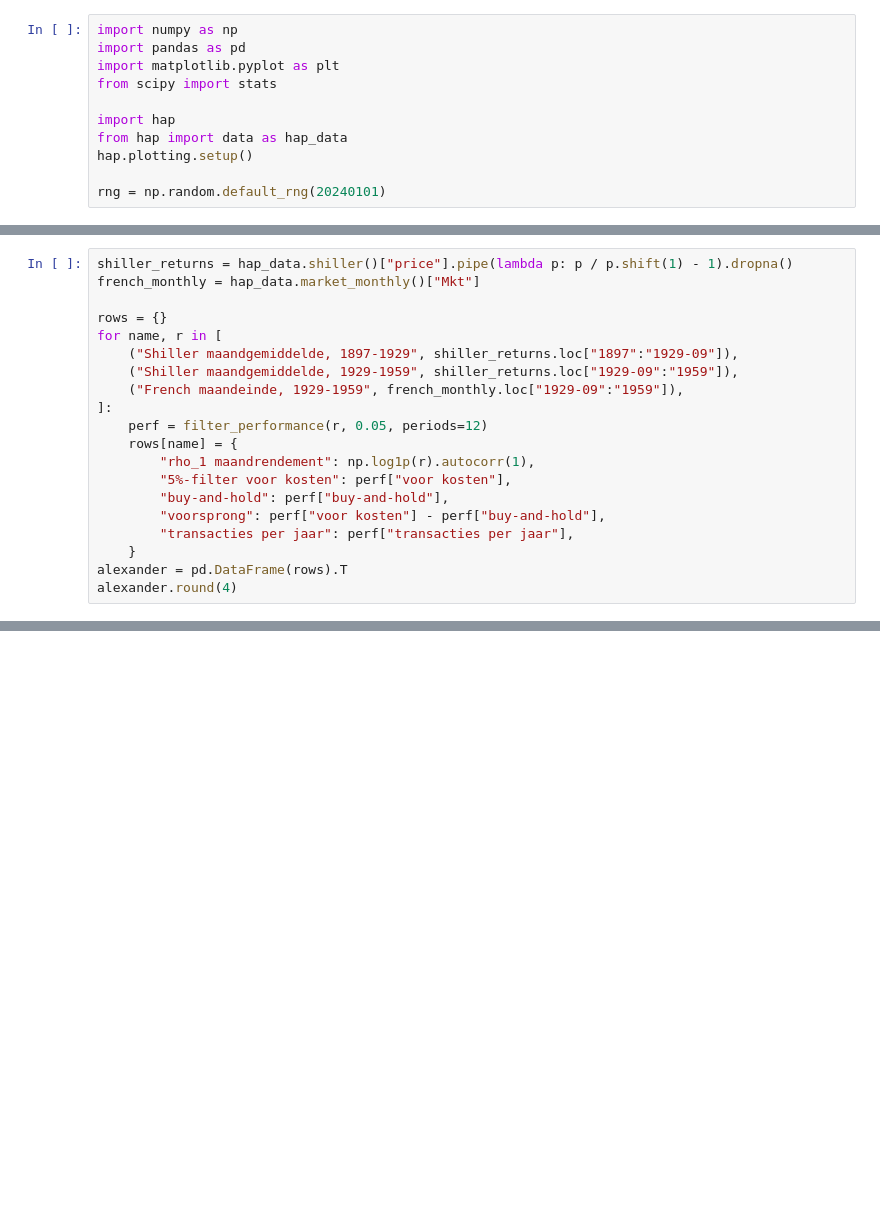
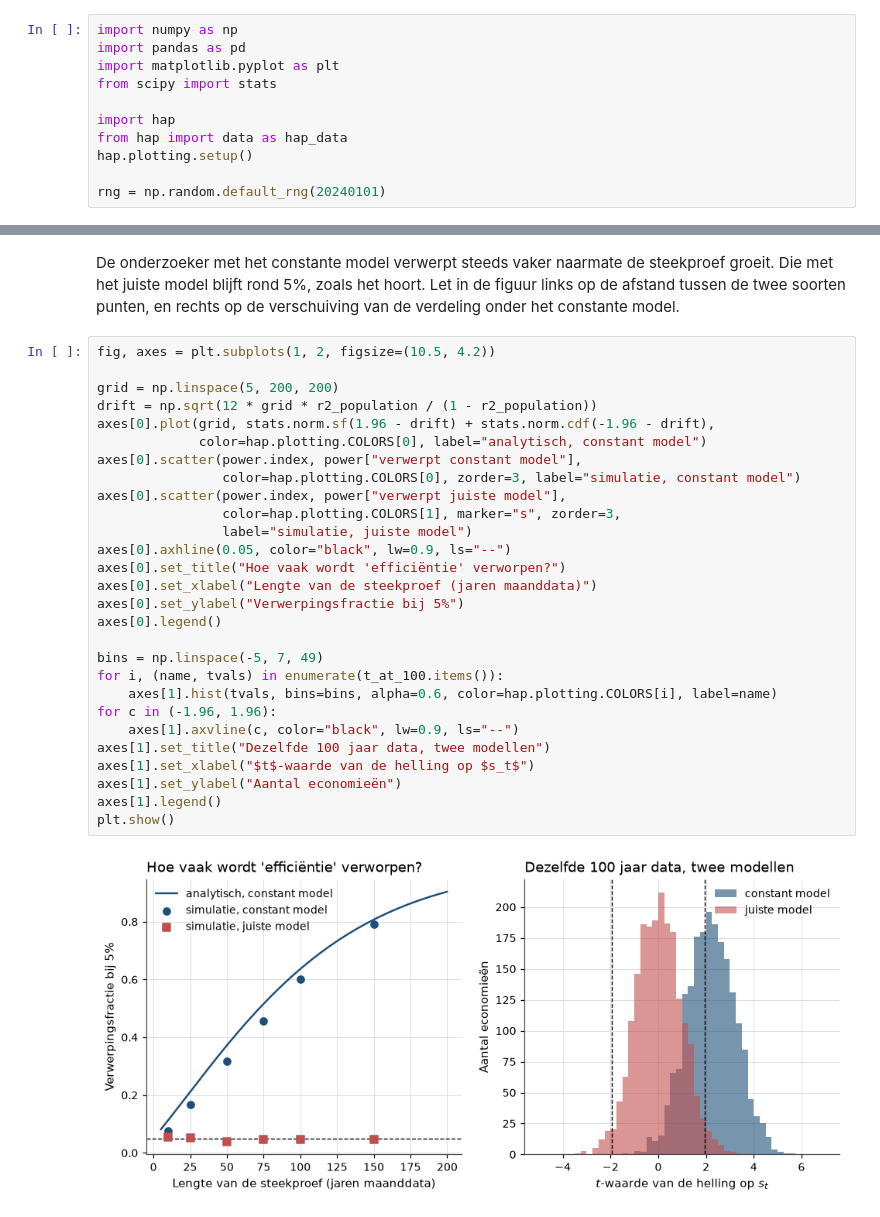
Before and after one commit to MaartenN14/history-asset-pricing, a Jupyter notebook: lectures/02_06_efficiente_markten.ipynb, the cells around one changed output, grey strips where cells are left out. Saved outputs shown, nothing was run; the diff lists cells and outputs as text; blank space fills up the shorter version.

```diff
--- a/lectures/02_06_efficiente_markten.ipynb
+++ b/lectures/02_06_efficiente_markten.ipynb
@@ -957,20 +115,0 @@ $0{,}25$ {cite}`Working1960`.
-# %%
-shiller_returns = hap_data.shiller()["price"].pipe(lambda p: p / p.shift(1) - 1).dropna()
-french_monthly = hap_data.market_monthly()["Mkt"]
-
-rows = {}
-for name, r in [
-    ("Shiller maandgemiddelde, 1897-1929", shiller_returns.loc["1897":"1929-09"]),
-    ("Shiller maandgemiddelde, 1929-1959", shiller_returns.loc["1929-09":"1959"]),
-    ("French maandeinde, 1929-1959", french_monthly.loc["1929-09":"1959"]),
-]:
-    perf = filter_performance(r, 0.05, periods=12)
-    rows[name] = {
-        "rho_1 maandrendement": np.log1p(r).autocorr(1),
-        "5%-filter voor kosten": perf["voor kosten"],
-        "buy-and-hold": perf["buy-and-hold"],
-        "voorsprong": perf["voor kosten"] - perf["buy-and-hold"],
-        "transacties per jaar": perf["transacties per jaar"],
-    }
-alexander = pd.DataFrame(rows).T
-alexander.round(4)
@@ -1289,0 +735,35 @@ in Jensens definitie is geen voetnoot, maar het halve argument.
+# %% [markdown]
+De onderzoeker met het constante model verwerpt steeds vaker naarmate de
+steekproef groeit. Die met het juiste model blijft rond 5%, zoals het hoort. Let
+in de figuur links op de afstand tussen de twee soorten punten, en rechts op de
+verschuiving van de verdeling onder het constante model.
+# %%
+fig, axes = plt.subplots(1, 2, figsize=(10.5, 4.2))
+
+grid = np.linspace(5, 200, 200)
+drift = np.sqrt(12 * grid * r2_population / (1 - r2_population))
+axes[0].plot(grid, stats.norm.sf(1.96 - drift) + stats.norm.cdf(-1.96 - drift),
+             color=hap.plotting.COLORS[0], label="analytisch, constant model")
+axes[0].scatter(power.index, power["verwerpt constant model"],
+                color=hap.plotting.COLORS[0], zorder=3, label="simulatie, constant model")
+axes[0].scatter(power.index, power["verwerpt juiste model"],
+                color=hap.plotting.COLORS[1], marker="s", zorder=3,
+                label="simulatie, juiste model")
+axes[0].axhline(0.05, color="black", lw=0.9, ls="--")
+axes[0].set_title("Hoe vaak wordt 'efficiëntie' verworpen?")
+axes[0].set_xlabel("Lengte van de steekproef (jaren maanddata)")
+axes[0].set_ylabel("Verwerpingsfractie bij 5%")
+axes[0].legend()
+
+bins = np.linspace(-5, 7, 49)
+for i, (name, tvals) in enumerate(t_at_100.items()):
+    axes[1].hist(tvals, bins=bins, alpha=0.6, color=hap.plotting.COLORS[i], label=name)
+for c in (-1.96, 1.96):
+    axes[1].axvline(c, color="black", lw=0.9, ls="--")
+axes[1].set_title("Dezelfde 100 jaar data, twee modellen")
+axes[1].set_xlabel("$t$-waarde van de helling op $s_t$")
+axes[1].set_ylabel("Aantal economieën")
+axes[1].legend()
+plt.show()
+# %% [output]
+[figure, added]
```
Also changed, not shown: parts of 56 cells of this notebook, 5 other files.
